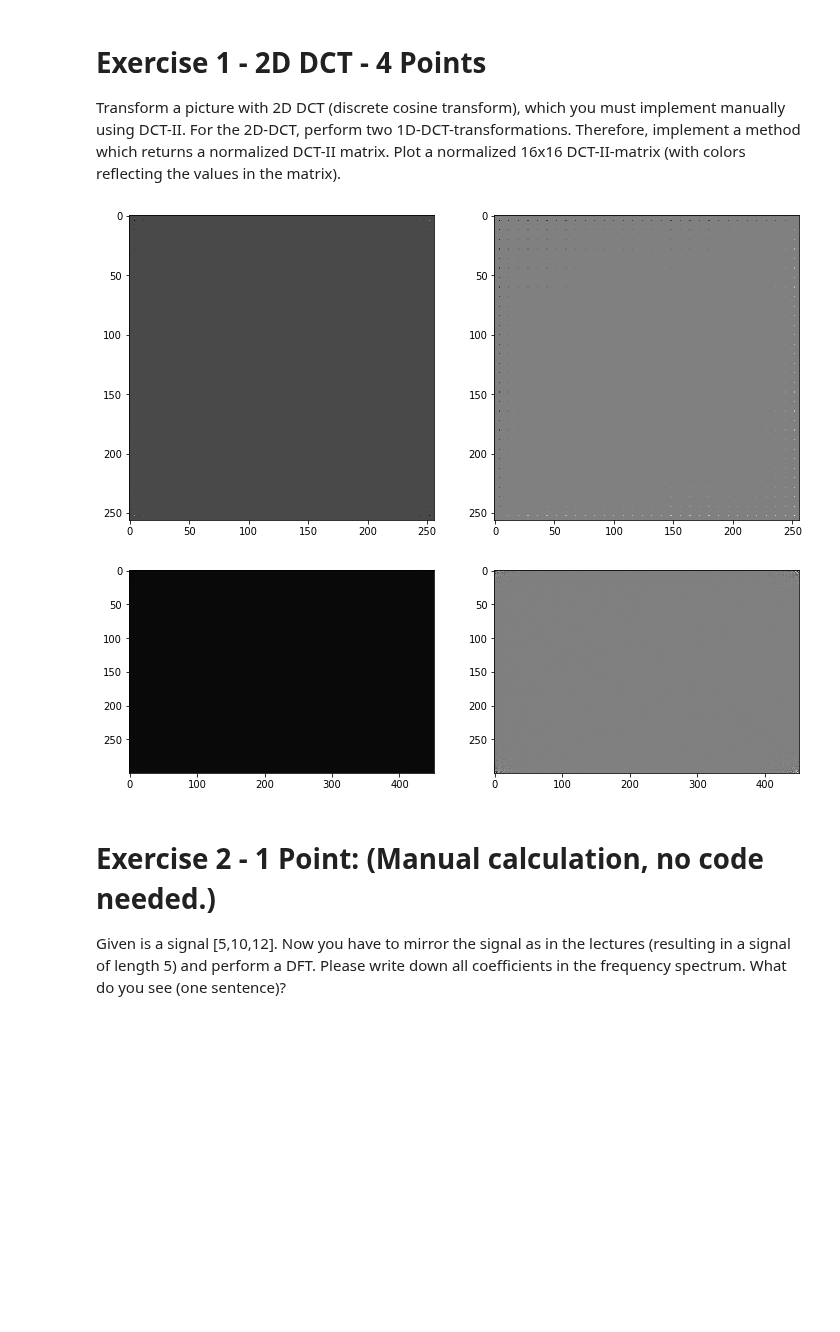
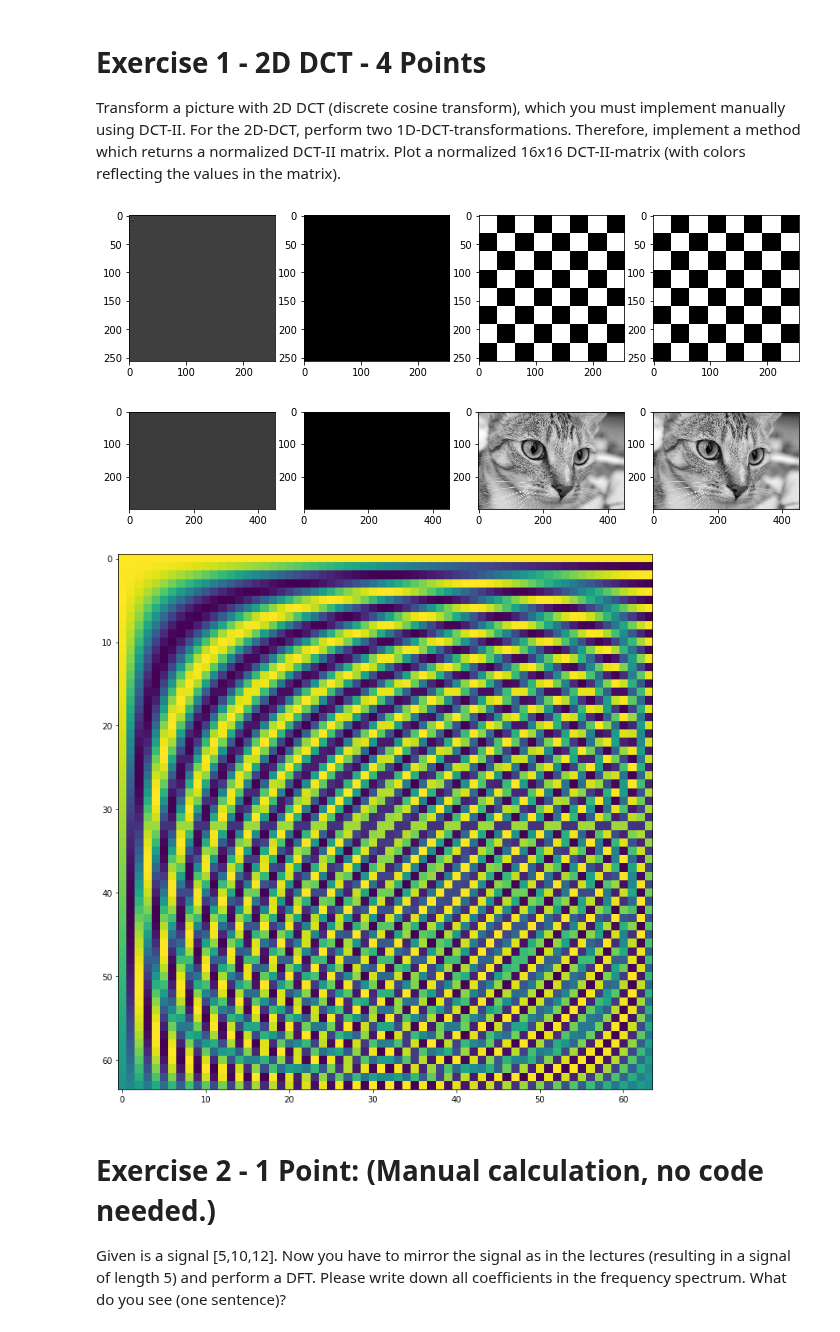
Before and after one commit to Ad96el/Bilderkennung, a Jupyter notebook: assignments/08_assignment.ipynb, the cells around one changed output. Saved outputs shown, nothing was run; the diff lists cells and outputs as text; code cells hidden in the pictures; blank space fills up the shorter version.

```diff
--- a/assignments/08_assignment.ipynb
+++ b/assignments/08_assignment.ipynb
@@ -26,43 +26,56 @@ For the 2D-DCT, perform two 1D-DCT-transformations. Therefore, implement a metho
 matrix. Plot a normalized 16x16 DCT-II-matrix (with colors reflecting the values in the matrix).
 # %%
 def dct_matrix(N):
-    result = np.zeros((N.N))
-    for i in range(N):
-        for j in range(N):
-            result[i,j] = math.cos(pi/N *( i + 1/2 )) * math.cos(pi(N) * (j + 1/2))
-    return (1/math.sqrt(N)) * result
+    C = np.zeros((N,N))
+    for k in range(N):
+        for n in range(N):
+            C[k,n] = np.cos((np.pi*k*(1/2+n))/N)
+    return (1/np.sqrt(N)) * C
 
 def dct2d(img):
-
-    return numpy_fft2(img)
+    matrixL = dct_matrix(img.shape[0])
+    matrixR = dct_matrix(img.shape[1])
+    return matrixL @ img @ matrixR
 
 def inv_dct2d(x):
     """
     Returns the 2d inverse discrete cosine transformation
     """
-    # your code here
-    return numpy_ifft2(x)
+    matrixL = dct_matrix(x.shape[0])
+    matrixR = dct_matrix(x.shape[1])
+
+    return np.linalg.inv(matrixL) @ x  @ np.linalg.inv(matrixR)
 
 def chess_board(n=8, field_size=32):
     board = np.zeros((n*field_size, n*field_size))
     s = field_size
     for i in range(n):
         for j in range(n):
             if (i + j) % 2 == 0:
                 board[i*s:(i+1)*s, j*s:(j+1)*s] = 1
     return board
 
 
 
 for pic in [chess_board(), rgb2gray(chelsea())/255]:
-    plt.subplot(121)
-    plt.imshow(np.real(dct2d(pic)), cmap='gray')
-    plt.subplot(122)
+    plt.subplot(141)
+    plt.imshow(np.real(dct2d(pic)) * 200000, cmap='gray')
+    plt.subplot(142)
     plt.imshow(np.imag(dct2d(pic)), cmap='gray')
+    plt.subplot(143)
+    plt.imshow((pic), cmap='gray')
+    plt.subplot(144)
+    plt.imshow(inv_dct2d(dct2d(pic)), cmap='gray')
     plt.show()
 # %% [output]
-[figure, old version]
+[figure, new version]
-[figure, old version]
+[figure, new version]
+# %%
+a = dct_matrix(64)
+plt.imshow(a)
+plt.show()
+# %% [output]
+[figure, added]
 # %% [markdown]
 # Exercise 2 - 1 Point: (Manual calculation, no code needed.)
 
```
Also changed, not shown: parts of 5 cells of this notebook, 1 other file.
